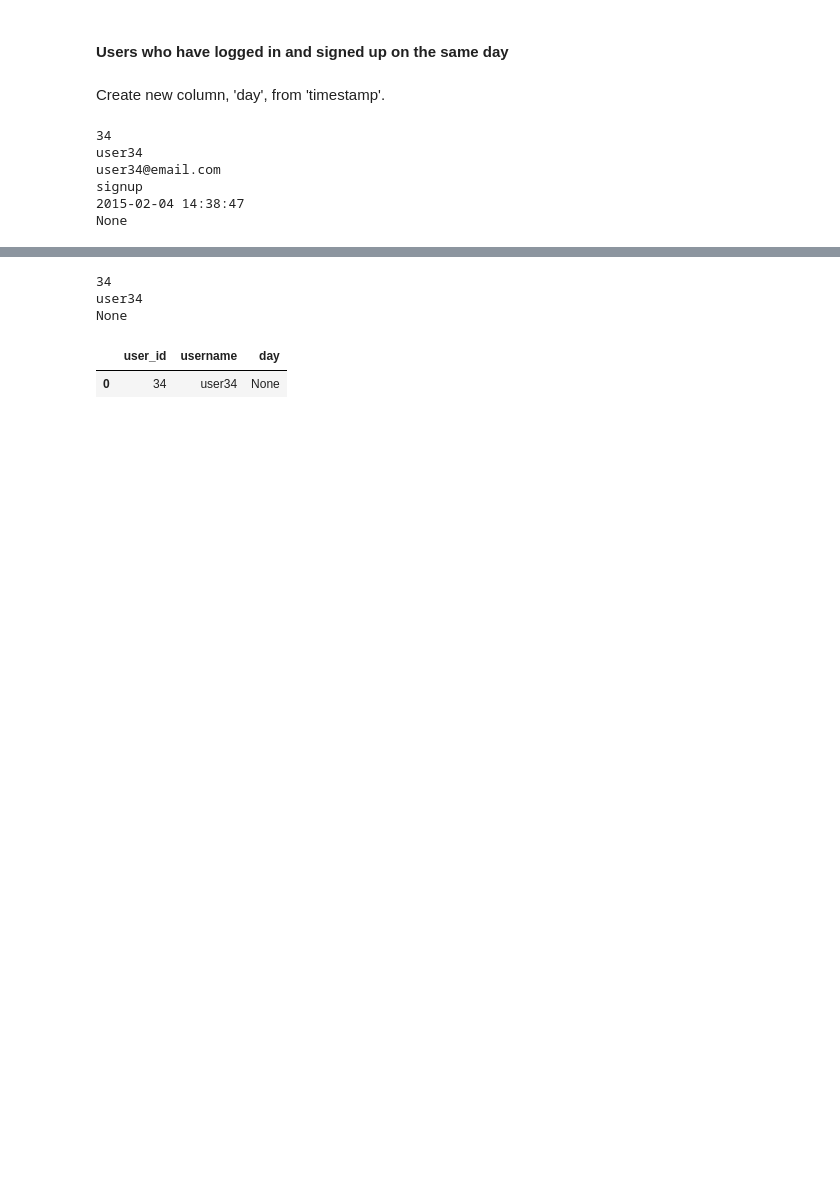
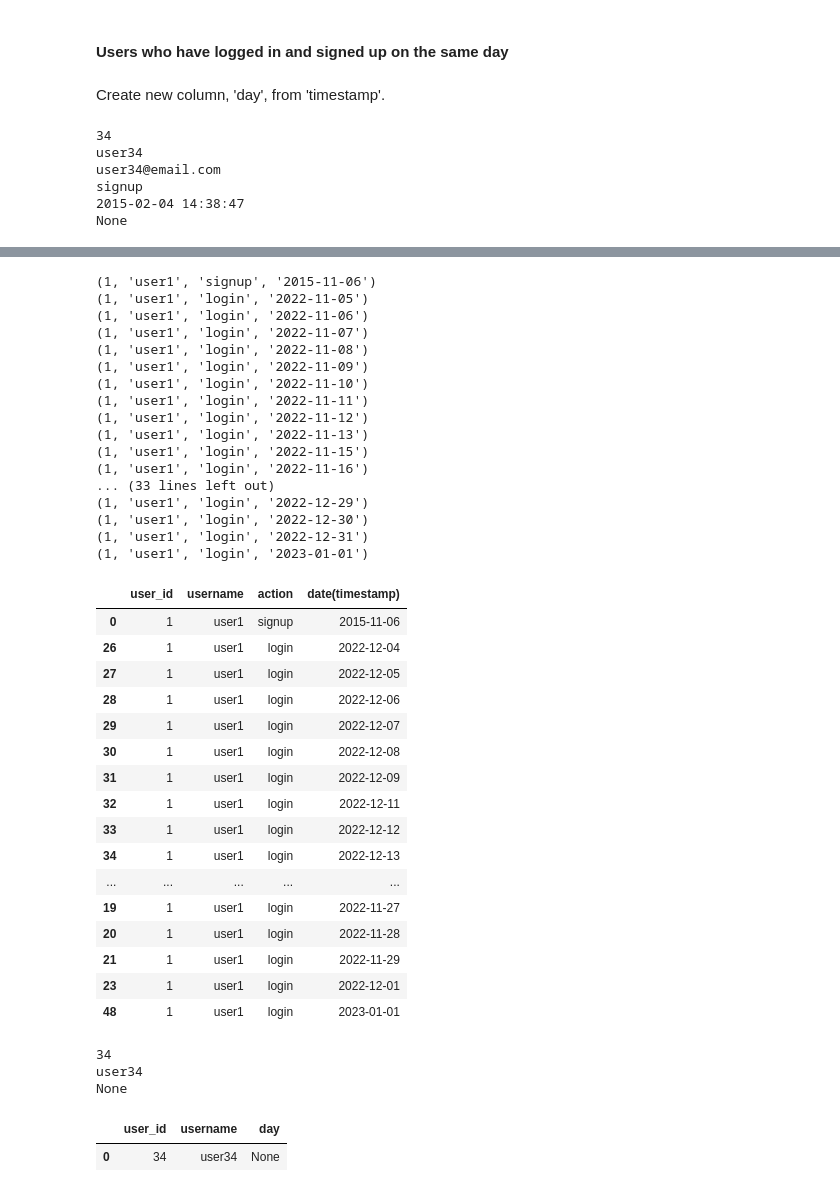
Before and after one commit to totatorbj/su-mt4007, a Jupyter notebook: HW4/HW4_investigation.ipynb, the cells around one changed output, grey strips where cells are left out. Drawn from its saved outputs; the diff is of its cells as text; code cells hidden in the pictures; blank space fills up the shorter version.

```diff
--- a/HW4/HW4_investigation.ipynb
+++ b/HW4/HW4_investigation.ipynb
@@ -238,3 +448,52 @@ user34
+# %%
+query = """
+SELECT user_id, username, action, date(timestamp)
+FROM user_actions
+WHERE username='user1' AND (action='login' OR action='signup')
+GROUP BY date(timestamp)
+"""
+cursor.execute(query)
+
+for data in cursor.fetchall():
+# for data in cursor.fetchone():
+    print(data)
+# pd.read_sql_query(query, conn)
+pd.read_sql_query(query, conn).sort_values(by='username')
+# %% [output]
+(1, 'user1', 'signup', '2015-11-06')
+(1, 'user1', 'login', '2022-11-05')
+(1, 'user1', 'login', '2022-11-06')
+(1, 'user1', 'login', '2022-11-07')
+(1, 'user1', 'login', '2022-11-08')
+(1, 'user1', 'login', '2022-11-09')
+(1, 'user1', 'login', '2022-11-10')
+(1, 'user1', 'login', '2022-11-11')
+(1, 'user1', 'login', '2022-11-12')
+(1, 'user1', 'login', '2022-11-13')
+(1, 'user1', 'login', '2022-11-15')
+(1, 'user1', 'login', '2022-11-16')
+... (33 lines left out)
+(1, 'user1', 'login', '2022-12-29')
+(1, 'user1', 'login', '2022-12-30')
+(1, 'user1', 'login', '2022-12-31')
+(1, 'user1', 'login', '2023-01-01')
+|  | user_id | username | action | date(timestamp) |
+| 0 | 1 | user1 | signup | 2015-11-06 |
+| 26 | 1 | user1 | login | 2022-12-04 |
+| 27 | 1 | user1 | login | 2022-12-05 |
+| 28 | 1 | user1 | login | 2022-12-06 |
+| 29 | 1 | user1 | login | 2022-12-07 |
+| 30 | 1 | user1 | login | 2022-12-08 |
+| 31 | 1 | user1 | login | 2022-12-09 |
+| 32 | 1 | user1 | login | 2022-12-11 |
+| 33 | 1 | user1 | login | 2022-12-12 |
+| 34 | 1 | user1 | login | 2022-12-13 |
+| ... | ... | ... | ... | ... |
+| 19 | 1 | user1 | login | 2022-11-27 |
+| 20 | 1 | user1 | login | 2022-11-28 |
+| 21 | 1 | user1 | login | 2022-11-29 |
+| 23 | 1 | user1 | login | 2022-12-01 |
+| 48 | 1 | user1 | login | 2023-01-01 |
 # %%
 query = """
 SELECT user_id, username, day
```
Also changed, not shown: parts of 72 cells of this notebook, 7 other files.
